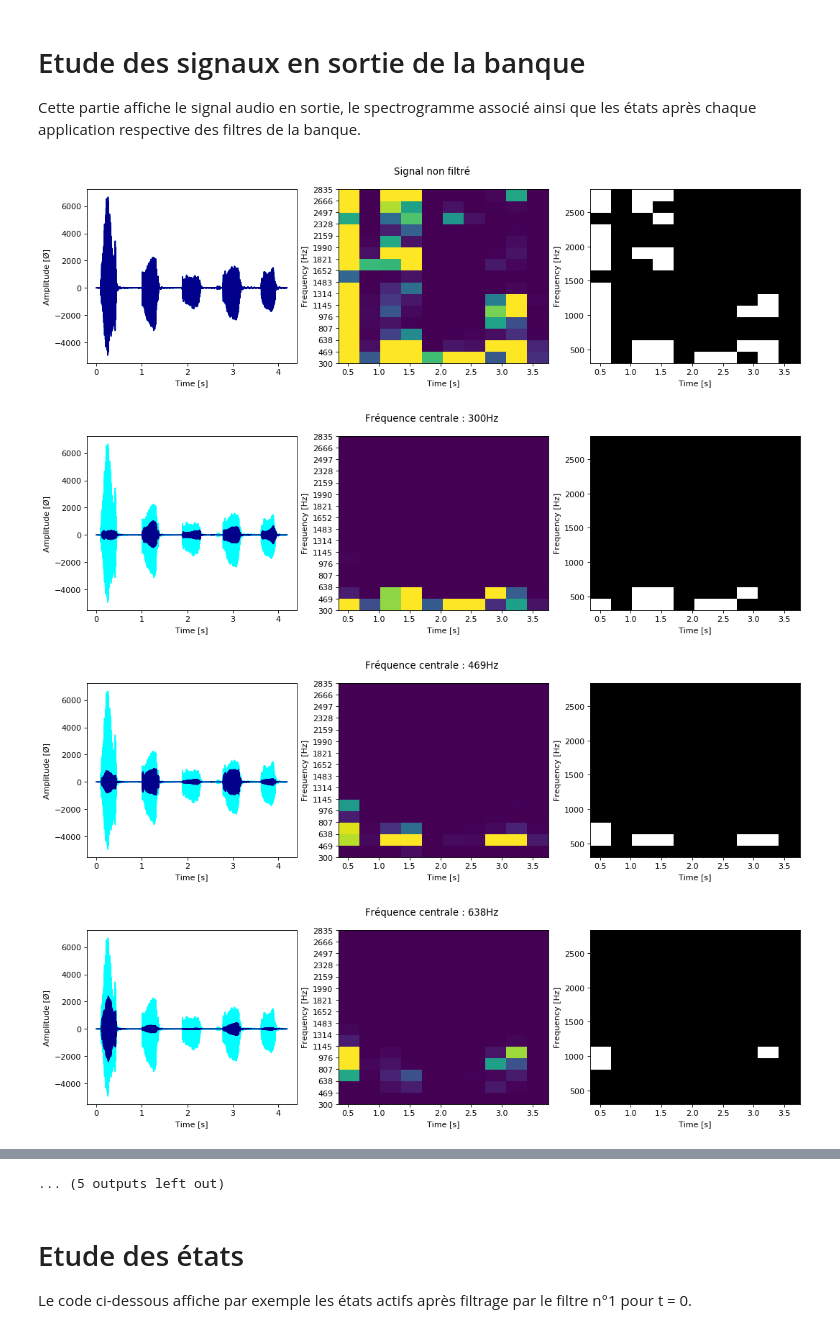
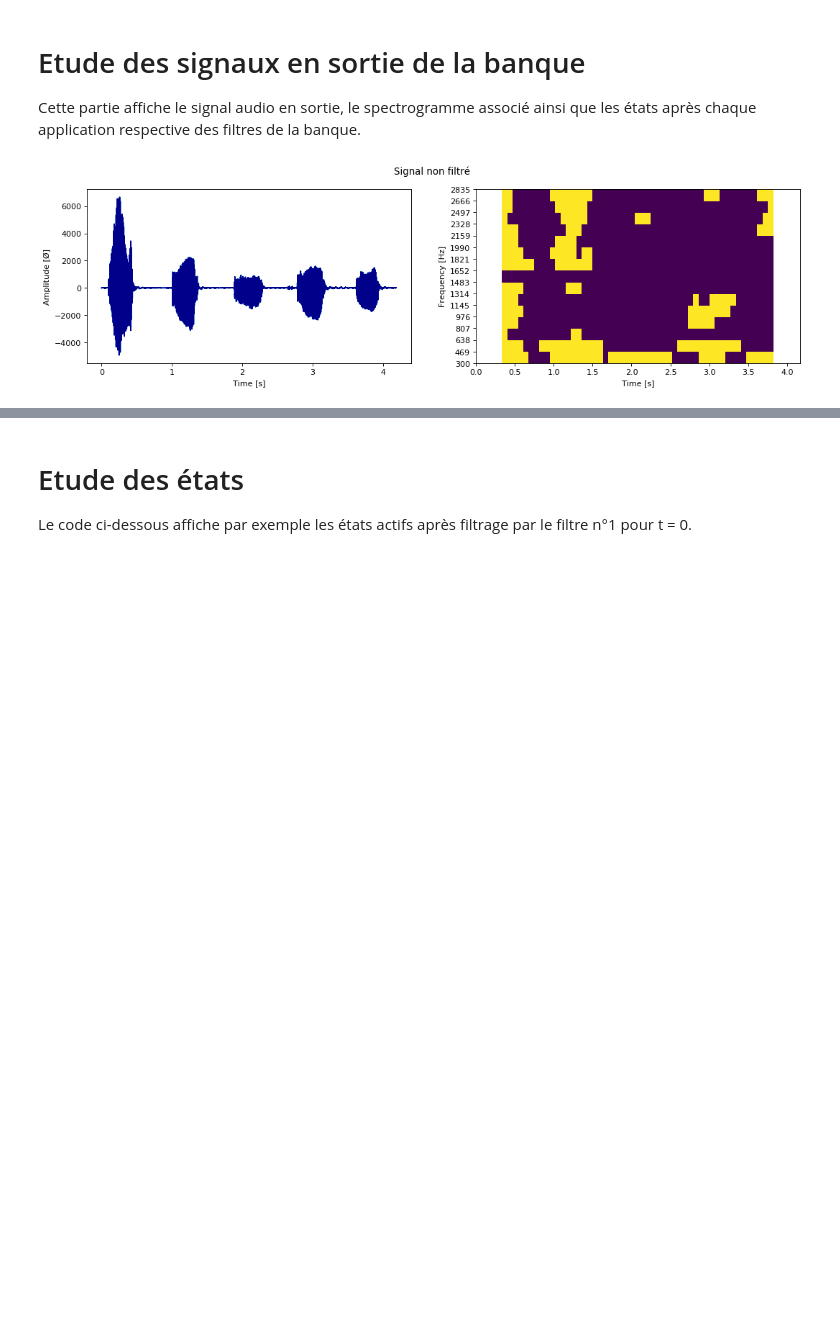
Before and after one commit to lowlighter/sound, a Jupyter notebook: Projet M1.ipynb, the cells around one changed output, grey strips where cells are left out. Drawn from its saved outputs; the diff is of its cells as text; code cells hidden in the pictures; blank space fills up the shorter version.

Commit message:
Updated time and amp resolution and also time scale

```diff
--- a/Projet M1.ipynb
+++ b/Projet M1.ipynb
@@ -83,10 +83,11 @@ q = 3
 
 # Valeur de saturation de la densité spectrale de puissance
 psd_max = 10
-# Seuil de puissance de densité spectrale pour être considérer actif
-psd_treshold = 7
-# Résolution temporelle des spectrogramme (entre 0 et 1)
-time_res = 1.00
+# Résolution temporelle des spectrogramme (entre 0 et 1 exclu, sinon le pc va mourir))
+time_res = 0.9
+
+# Nombre de bits à utiliser pour pour stocker l'amplitude d'energie
+amp_res = 1
 # %% [markdown]
 #### Passe-bande (butterworth)
 La fonction ci-dessous permet de générer un filtre passe-bande.
@@ -195,7 +196,7 @@ Cette partie affiche le signal audio en sortie, le spectrogramme associé ainsi
 # Affichage des signaux filtrés
 for i in range(len(filtered)):
     # Préparation des figures
-    f, ax = plt.subplots(1, 3, figsize=(16, 4), dpi= 80, facecolor="w", edgecolor="k")
+    f, ax = plt.subplots(1, 2, figsize=(16, 4), dpi= 80, facecolor="w", edgecolor="k")
     f.suptitle("Signal non filtré" if i == 0 else "Fréquence centrale : "+str(filters_fq[i-1]["fc"])+"Hz")
     # Affichage du spectre d'amplitude
     ax[0].set_xlabel("Time [s]")
@@ -205,49 +206,39 @@ for i in range(len(filtered)):
 
     # Préparation du spectrogramme
     NFFT = 2**int(math.log(fs, 2))
-    spectrum, freqs, time, img = ax[1].specgram(filtered[i], Fs=fs, NFFT=NFFT, noverlap=time_res*(NFFT/2))
+    spectrum, freqs, time, img = ax[1].specgram(filtered[i], Fs=fs, NFFT=NFFT, noverlap=time_res*NFFT)
     ax[1].cla()
     ax[1].set_ylabel("Frequency [Hz]")
     ax[1].set_xlabel("Time [s]")
     ax[1].set_yticks(np.arange(fmin, fmax, step))
 
     # Traitement des données spectrogramme
     rspectrum = []; rfreqs = [];
     for j in range(len(filters_fq)):
         # Récupération des index des fréquences centrales, basses et hautes
         fc = np.argmin(np.abs(freqs - filters_fq[j]["fc"]))
         fl = np.argmin(np.abs(freqs - filters_fq[j]["fl"]))
         fh = np.argmin(np.abs(freqs - filters_fq[j]["fh"]))
         # Somme des valeurs entre la fréquence de coupure basse et haute
         summed = spectrum[fl]
         for k in range(fl+1, fh):
             map(add, summed, spectrum[k])
         # Ajout des données
-        rspectrum.append(np.clip(summed, 0, psd_max))
+        analog_data = np.clip(summed, 0, psd_max)
+        numeric_data = np.round(np.array(analog_data)/(psd_max/(2**amp_res-1)))
+        rspectrum.append(numeric_data)
         rfreqs.append(freqs[fc])
     # Affichage du spectrogramme
     ax[1].pcolormesh(time, rfreqs, rspectrum)
+    ax[1].set_xlim(0, time[-1]+time[0])
     ax[1].plot()
-
-    # Traitement de états
-    for j in range(len(rspectrum)):
-        for k in range(len(rspectrum[j])):
-            rspectrum[j][k] = rspectrum[j][k] > psd_treshold
-
-    # Affichage des différents états
-    ax[2].pcolormesh(time, rfreqs, rspectrum, cmap=colors.ListedColormap(["black","white"]))
-    ax[2].plot()
-    ax[2].set_ylabel("Frequency [Hz]")
-    ax[2].set_xlabel("Time [s]")
 
     # Ajout des données pour la fonction d'état
     states.append(np.transpose(rspectrum))
     states_sequences = time
 
     # Affichage
     plt.show()
+    break
 # %% [output]
-[figure, old version]
+[figure, new version]
-[figure, removed]
-[figure, removed]
-[figure, removed]
@@ -262,4 +245,3 @@ for i in range(len(filtered)):
-... (5 outputs left out)
 # %% [markdown]
 # Etude des états
 
```
Also changed, not shown: parts of 1 cell of this notebook.
